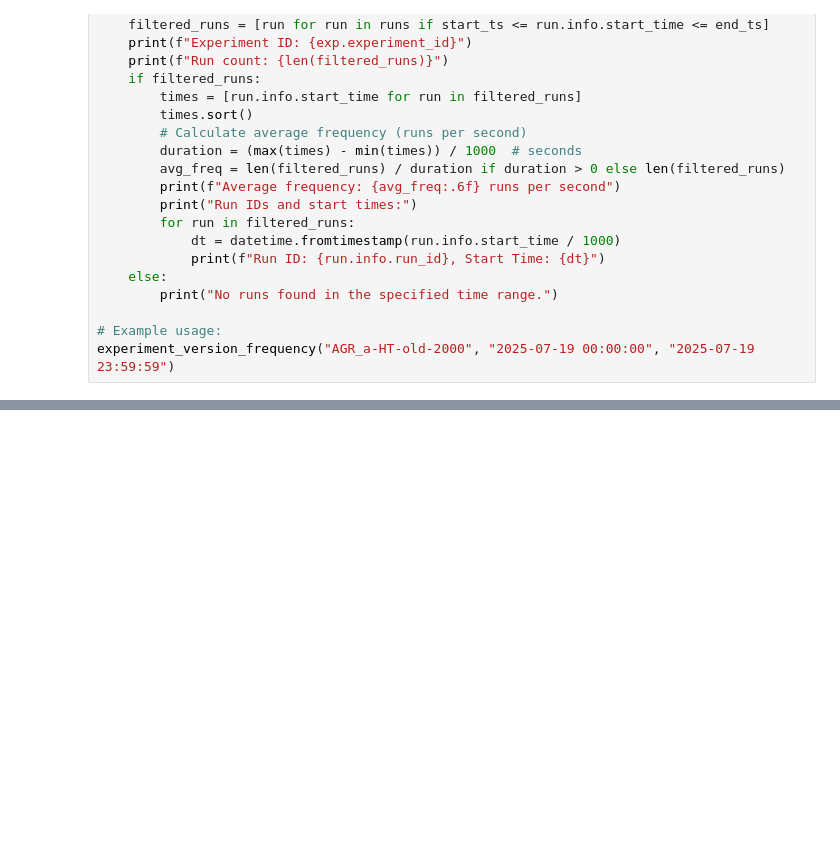
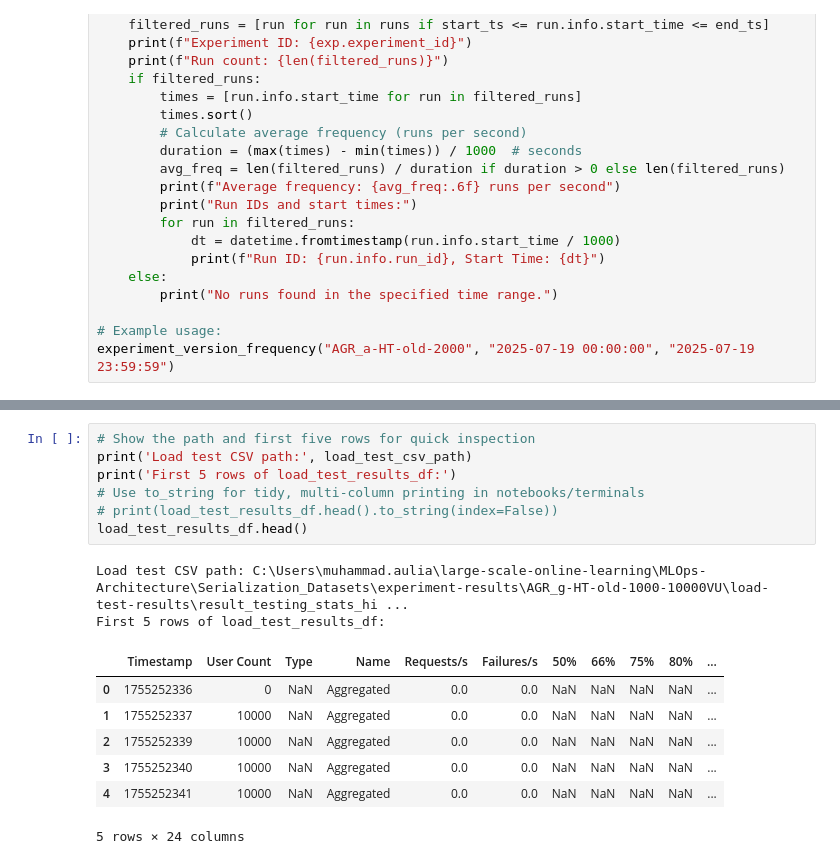
Before and after one commit to aulia-adil/large-scale-online-learning, a Jupyter notebook: MLOps-Architecture/Serialization_Datasets/calculation.ipynb, the cells around one changed output, grey strips where cells are left out. Cells and saved outputs as stored; diff of their text form; blank space fills up the shorter version.

```diff
--- a/MLOps-Architecture/Serialization_Datasets/calculation.ipynb
+++ b/MLOps-Architecture/Serialization_Datasets/calculation.ipynb
@@ -40,0 +221,17 @@ experiment_version_frequency("AGR_a-HT-old-2000", "2025-07-19 00:00:00", "2025-0
+# %%
+# Show the path and first five rows for quick inspection
+print('Load test CSV path:', load_test_csv_path)
+print('First 5 rows of load_test_results_df:')
+# Use to_string for tidy, multi-column printing in notebooks/terminals
+# print(load_test_results_df.head().to_string(index=False))
+load_test_results_df.head()
+# %% [output]
+Load test CSV path: C:\Users\muhammad.aulia\large-scale-online-learning\MLOps-Architecture\Serialization_Datasets\experiment-results\AGR_g-HT-old-1000-10000VU\load-test-results\result_testing_stats_hi ...
+First 5 rows of load_test_results_df:
+|  | Timestamp | User Count | Type | Name | Requests/s | Failures/s | 50% | 66% | 75% | 80% | ... |
+| 0 | 1755252336 | 0 | NaN | Aggregated | 0.0 | 0.0 | NaN | NaN | NaN | NaN | ... |
+| 1 | 1755252337 | 10000 | NaN | Aggregated | 0.0 | 0.0 | NaN | NaN | NaN | NaN | ... |
+| 2 | 1755252339 | 10000 | NaN | Aggregated | 0.0 | 0.0 | NaN | NaN | NaN | NaN | ... |
+| 3 | 1755252340 | 10000 | NaN | Aggregated | 0.0 | 0.0 | NaN | NaN | NaN | NaN | ... |
+| 4 | 1755252341 | 10000 | NaN | Aggregated | 0.0 | 0.0 | NaN | NaN | NaN | NaN | ... |
+5 rows × 24 columns
```
Also changed, not shown: parts of 16 cells of this notebook, 19 other files.
